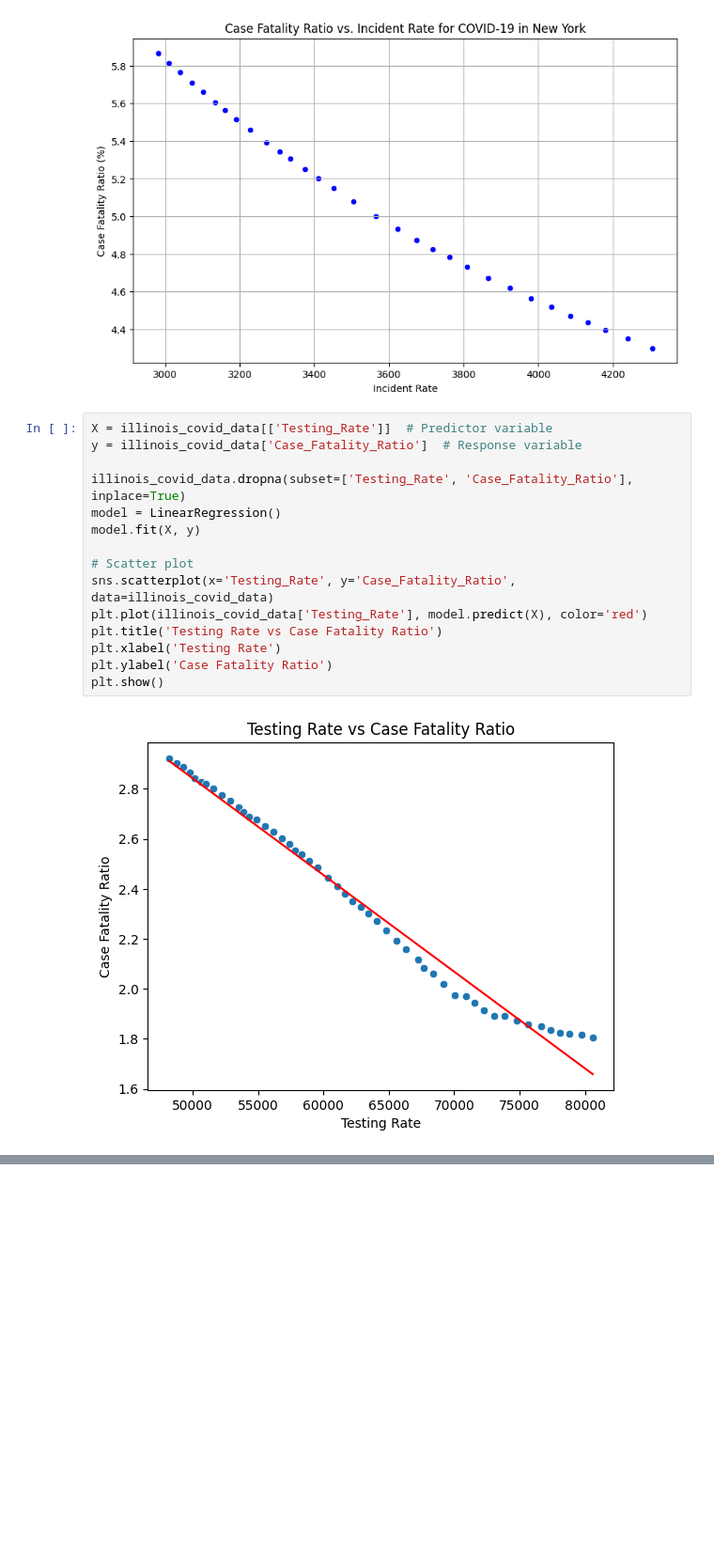
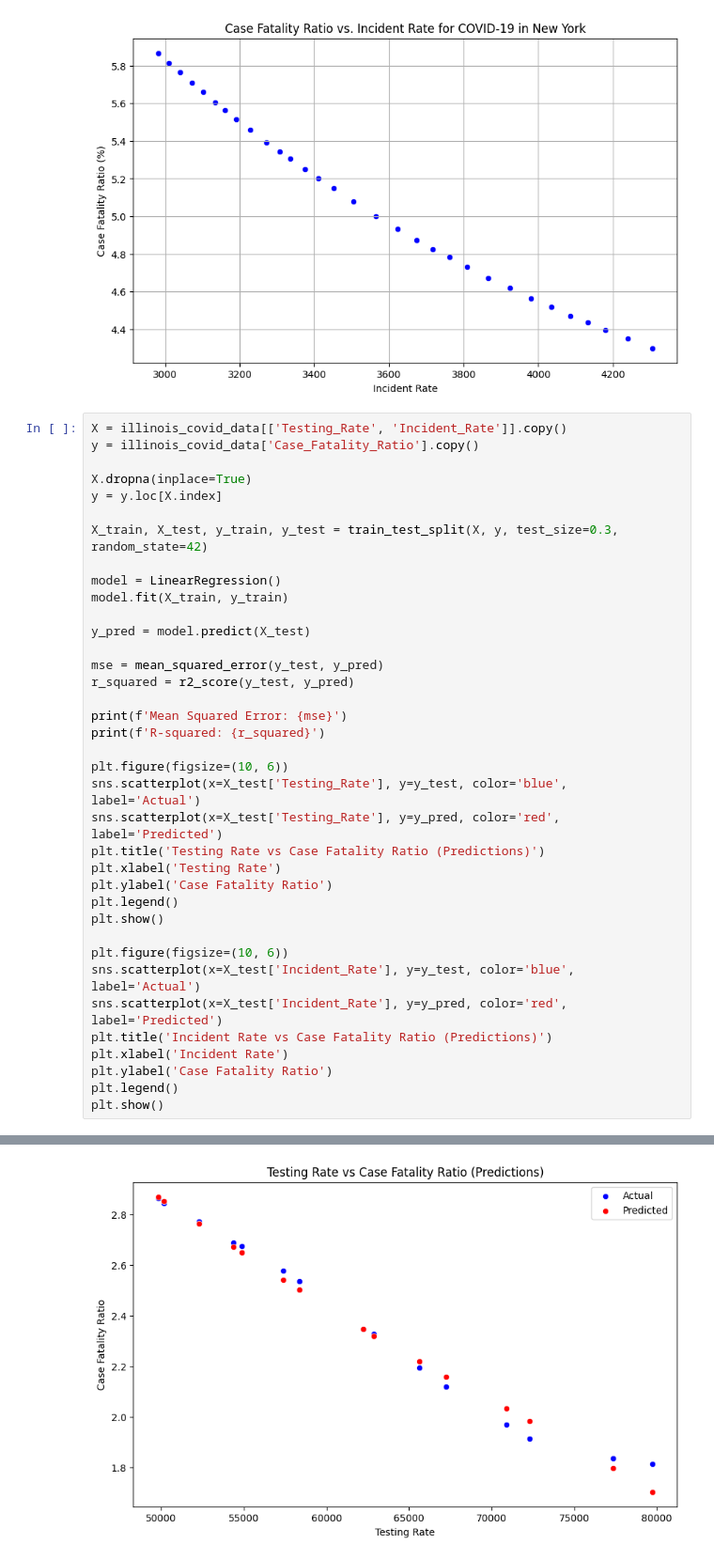
Before and after one commit to arhammehdi2/Covid19Analysis, a Jupyter notebook: CovidProject.ipynb, the cells around one changed output, grey strips where cells are left out. Shown at 94% size. Saved outputs shown, nothing was run; the diff lists cells and outputs as text; blank space fills up the shorter version.

Commit message:
Updated CovidProject with regression analysis

```diff
--- a/CovidProject.ipynb
+++ b/CovidProject.ipynb
@@ -301,20 +304,41 @@ plt.show()
 # %% [output]
 [figure]
 [figure]
-# %%
-X = illinois_covid_data[['Testing_Rate']]  # Predictor variable
-y = illinois_covid_data['Case_Fatality_Ratio']  # Response variable
-
-illinois_covid_data.dropna(subset=['Testing_Rate', 'Case_Fatality_Ratio'], inplace=True)
-model = LinearRegression()
-model.fit(X, y)
-
-# Scatter plot
-sns.scatterplot(x='Testing_Rate', y='Case_Fatality_Ratio', data=illinois_covid_data)
-plt.plot(illinois_covid_data['Testing_Rate'], model.predict(X), color='red')
-plt.title('Testing Rate vs Case Fatality Ratio')
-plt.xlabel('Testing Rate')
-plt.ylabel('Case Fatality Ratio')
-plt.show()
-# %% [output]
-[figure, removed]
+# %%
+X = illinois_covid_data[['Testing_Rate', 'Incident_Rate']].copy()
+y = illinois_covid_data['Case_Fatality_Ratio'].copy()
+
+X.dropna(inplace=True)
+y = y.loc[X.index]
+
+X_train, X_test, y_train, y_test = train_test_split(X, y, test_size=0.3, random_state=42)
+
+model = LinearRegression()
+model.fit(X_train, y_train)
+
+y_pred = model.predict(X_test)
+
+mse = mean_squared_error(y_test, y_pred)
+r_squared = r2_score(y_test, y_pred)
+
+print(f'Mean Squared Error: {mse}')
+print(f'R-squared: {r_squared}')
+
+plt.figure(figsize=(10, 6))
+sns.scatterplot(x=X_test['Testing_Rate'], y=y_test, color='blue', label='Actual')
+sns.scatterplot(x=X_test['Testing_Rate'], y=y_pred, color='red', label='Predicted')
+plt.title('Testing Rate vs Case Fatality Ratio (Predictions)')
+plt.xlabel('Testing Rate')
+plt.ylabel('Case Fatality Ratio')
+plt.legend()
+plt.show()
+
+plt.figure(figsize=(10, 6))
+sns.scatterplot(x=X_test['Incident_Rate'], y=y_test, color='blue', label='Actual')
+sns.scatterplot(x=X_test['Incident_Rate'], y=y_pred, color='red', label='Predicted')
+plt.title('Incident Rate vs Case Fatality Ratio (Predictions)')
+plt.xlabel('Incident Rate')
+plt.ylabel('Case Fatality Ratio')
+plt.legend()
+plt.show()
+# %% [output]
@@ -320,0 +347 @@ plt.show()
+[figure, added]
```
Also changed, not shown: parts of 4 cells of this notebook.
